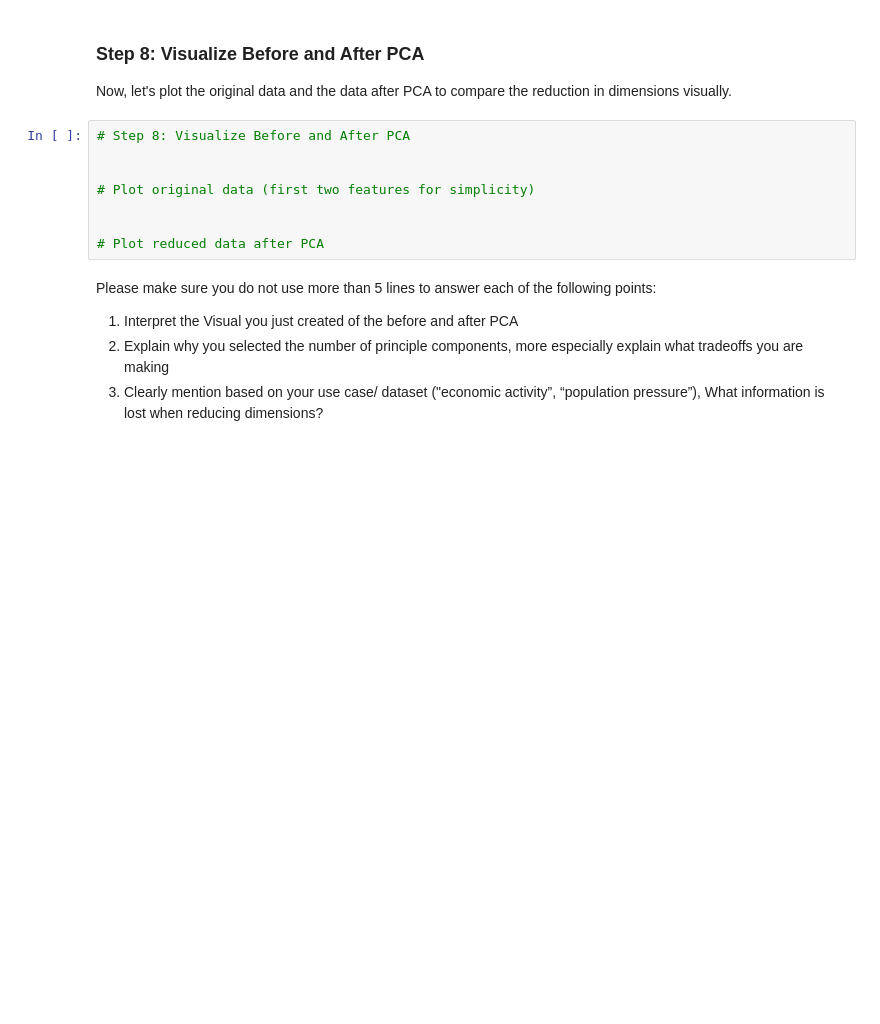
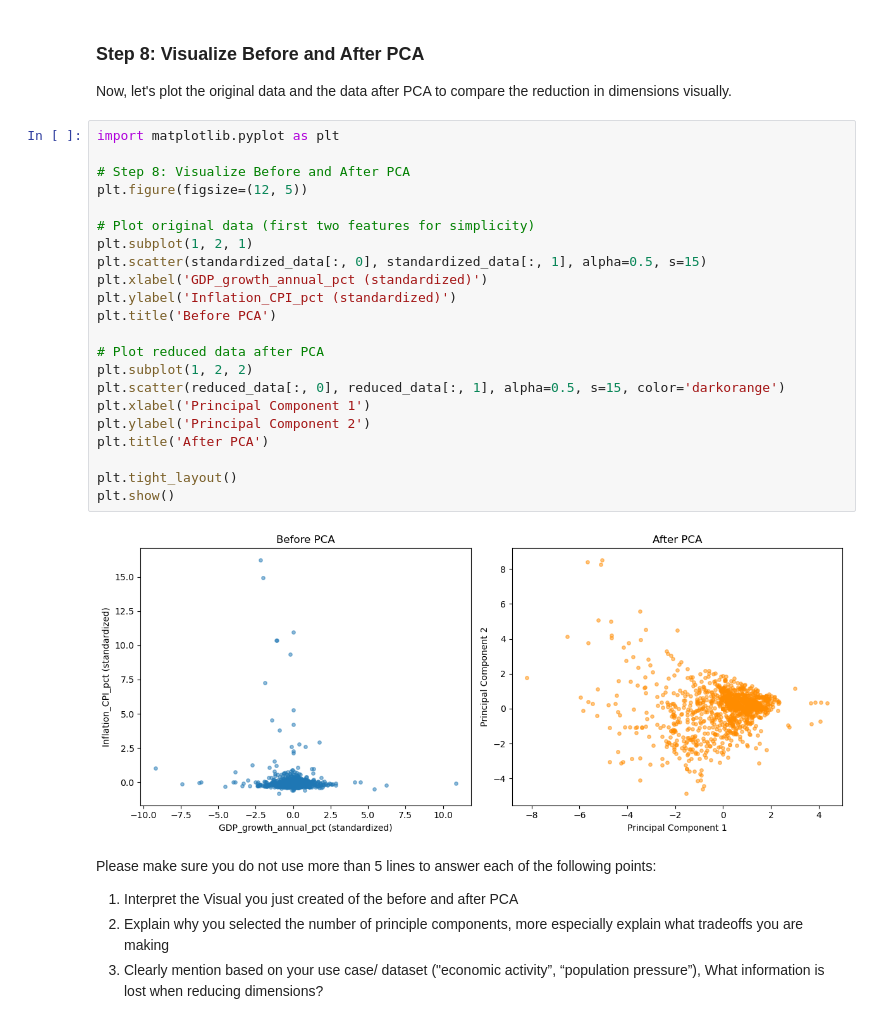
Before and after one commit to BodeMurairi2/pca-formative_math, a Jupyter notebook: Template_PCA_Formative_1[Peer_Pair_Number].ipynb, the cells around one changed output. Saved outputs shown, nothing was run; the diff lists cells and outputs as text; blank space fills up the shorter version.

Commit message:
data visualization part complete

```diff
--- a/Template_PCA_Formative_1[Peer_Pair_Number].ipynb
+++ b/Template_PCA_Formative_1[Peer_Pair_Number].ipynb
@@ -242,14 +254,30 @@ reduced_data[:5]  # Display the first few rows of reduced data
 # %% [markdown]
 ### Step 8: Visualize Before and After PCA
 Now, let's plot the original data and the data after PCA to compare the reduction in dimensions visually.
-# %%
-# Step 8: Visualize Before and After PCA
-
-
-# Plot original data (first two features for simplicity)
-
-
-# Plot reduced data after PCA
+# %%
+import matplotlib.pyplot as plt
+
+# Step 8: Visualize Before and After PCA
+plt.figure(figsize=(12, 5))
+
+# Plot original data (first two features for simplicity)
+plt.subplot(1, 2, 1)
+plt.scatter(standardized_data[:, 0], standardized_data[:, 1], alpha=0.5, s=15)
+plt.xlabel('GDP_growth_annual_pct (standardized)')
+plt.ylabel('Inflation_CPI_pct (standardized)')
+plt.title('Before PCA')
+
+# Plot reduced data after PCA
+plt.subplot(1, 2, 2)
+plt.scatter(reduced_data[:, 0], reduced_data[:, 1], alpha=0.5, s=15, color='darkorange')
+plt.xlabel('Principal Component 1')
+plt.ylabel('Principal Component 2')
+plt.title('After PCA')
+
+plt.tight_layout()
+plt.show()
+# %% [output]
+[figure, added]
 # %% [markdown]
 Please make sure you do not use more than 5 lines to answer each of the following points:
 
```
Also changed, not shown: parts of 1 cell of this notebook.
